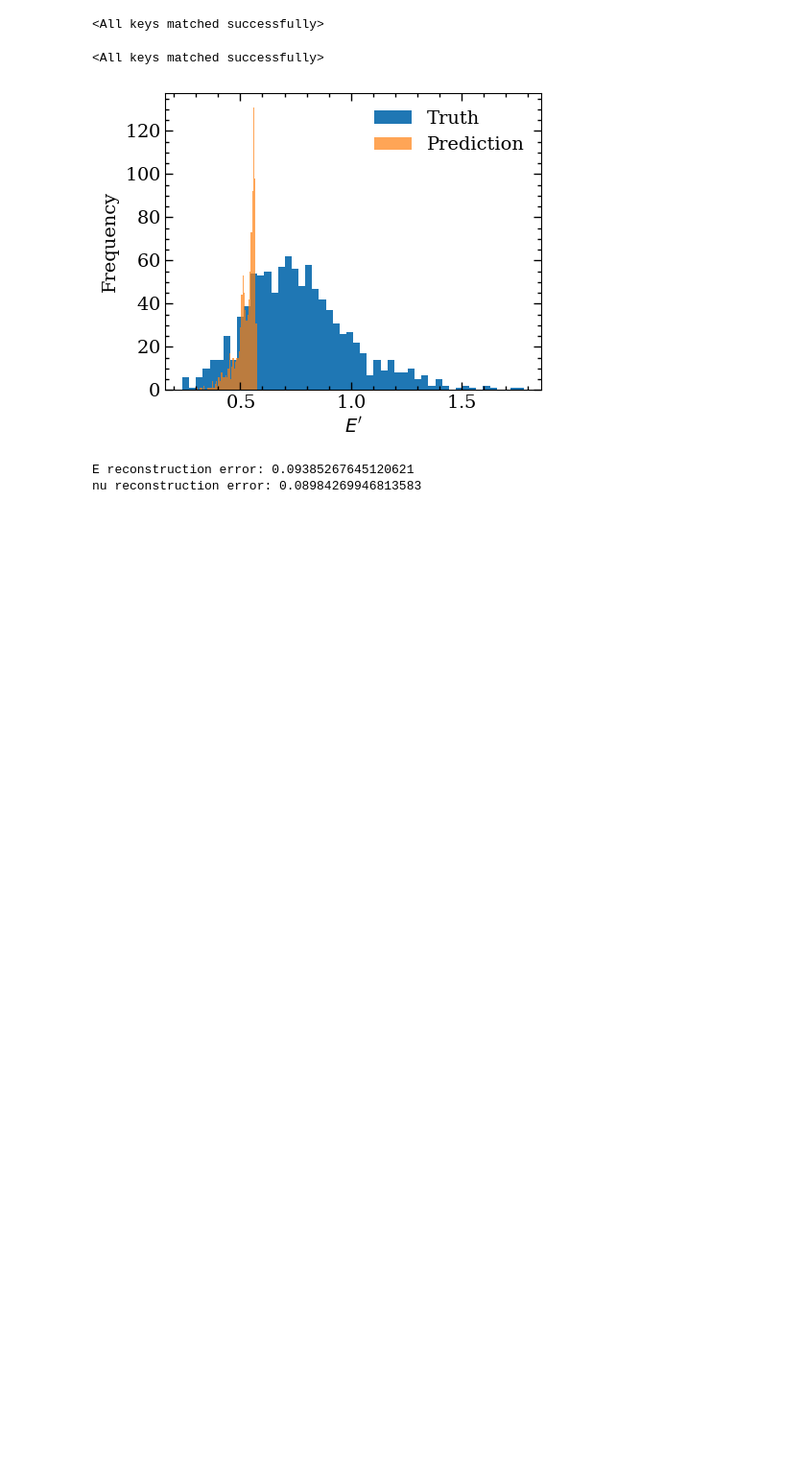
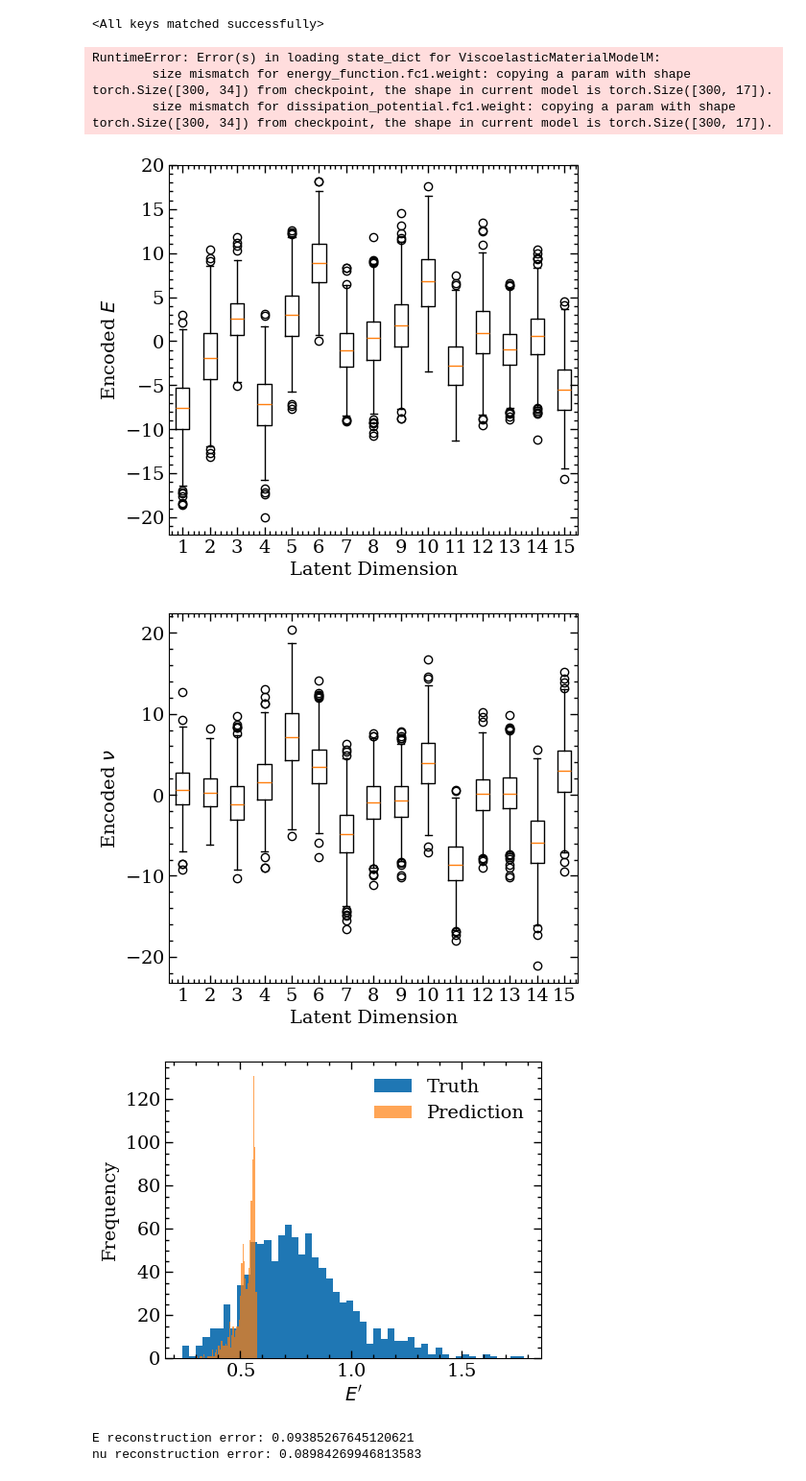
Before and after one commit to m-raj/microstructure-dependent-material-model, a Jupyter notebook: post_processing.ipynb, the cells around one changed output. Shown at 96% size. Drawn from its saved outputs; the diff is of its cells as text; code cells hidden in the pictures; blank space fills up the shorter version.

```diff
--- a/post_processing.ipynb
+++ b/post_processing.ipynb
@@ -3,7 +3,7 @@ import torch, pickle, argparse, os
 import importlib
 from fig_settings import *
 # %%
-run_id = 'material_model_run_b4'
+run_id = 'material_model_run_b5'
 params = torch.load(run_id+'/args.pkl', weights_only=True)
 args = argparse.Namespace(**params)
 folder = f'overleaf/figs/{run_id}'
@@ -58,9 +58,26 @@ vmm = mm.ViscoelasticMaterialModelM(
     dt = step/5000.0
 ).to(device)
 
-vmm.load_state_dict(torch.load(f"material_model_run_{args.run_id}/vmm.pth", weights_only=True, map_location=torch.device('cpu')))
+vmm.load_state_dict(torch.load(f"material_model_run_b5/vmm.pth", weights_only=True, map_location=torch.device('cpu')))
 # %% [output]
-<All keys matched successfully>
+RuntimeError: Error(s) in loading state_dict for ViscoelasticMaterialModelM:
+        size mismatch for energy_function.fc1.weight: copying a param with shape torch.Size([300, 34]) from checkpoint, the shape in current model is torch.Size([300, 17]).
+        size mismatch for dissipation_potential.fc1.weight: copying a param with shape torch.Size([300, 34]) from checkpoint, the shape in current model is torch.Size([300, 17]).
+# %%
+plt.figure(figsize=(5.5,5))
+plt.boxplot(ae_E.encoder(E).cpu().detach().numpy())
+plt.xlabel('Latent Dimension')
+plt.ylabel(r'Encoded $E$')
+plt.show()
+
+plt.figure(figsize=(5.5,5))
+plt.boxplot(ae_nu.encoder(nu).cpu().detach().numpy())
+plt.xlabel('Latent Dimension')
+plt.ylabel(r'Encoded $\nu$')
+plt.show()
+# %% [output]
+[figure, added]
+[figure, added]
 # %%
 e_temp = torch.repeat_interleave(torch.tensor(0.4, requires_grad=True).reshape(1, 1), E.shape[0], 0).to(device)
 xi = torch.ones_like(e_temp)
```
Also changed, not shown: parts of 2 cells of this notebook, 1 other file.
